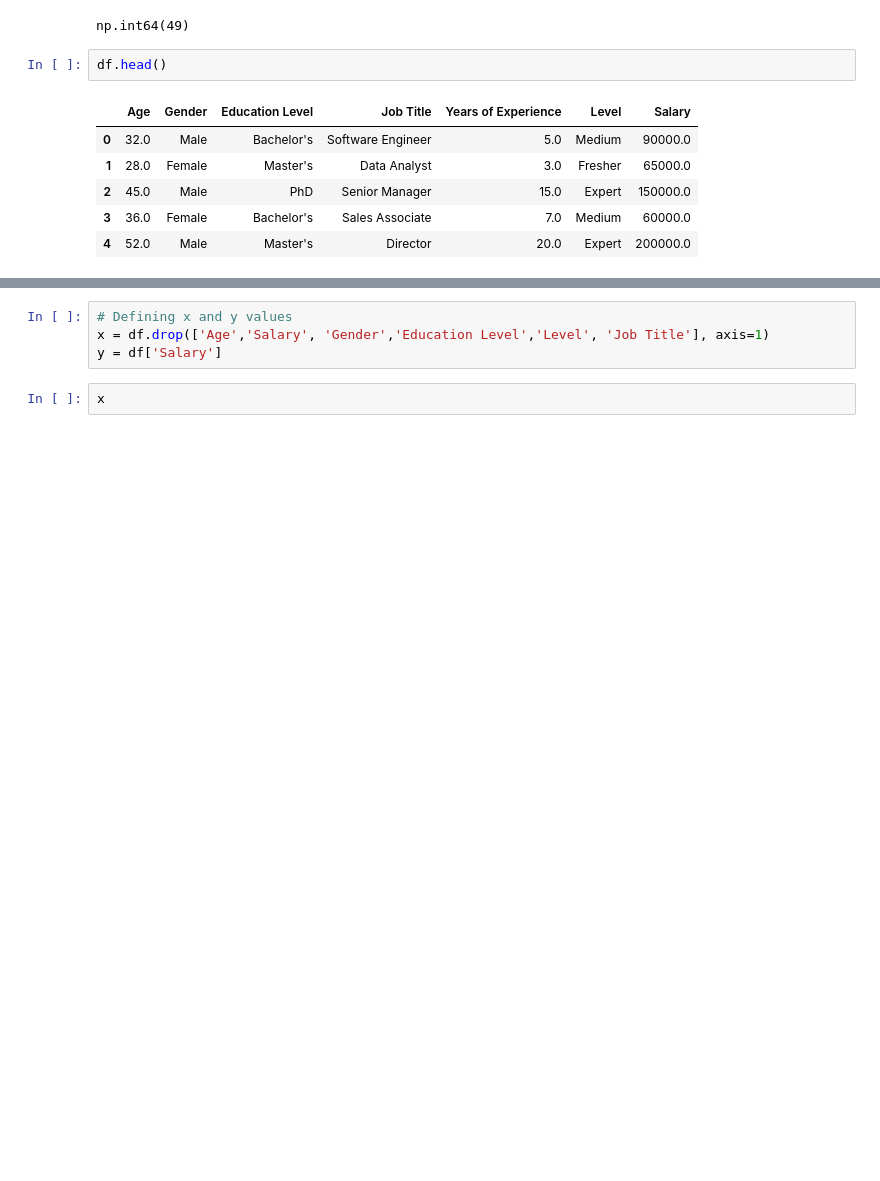
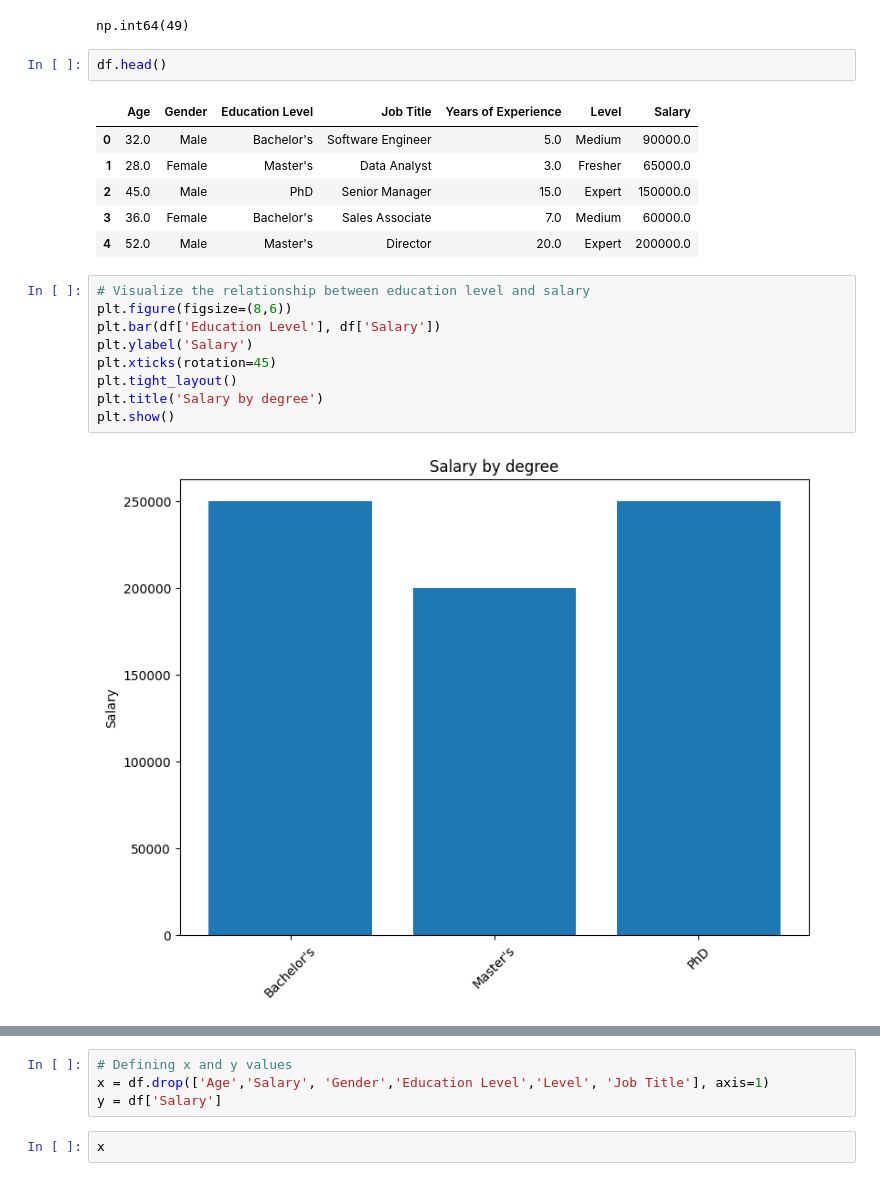
Before and after one commit to sivareddy-001/project_2, a Jupyter notebook: Cleaning.ipynb, the cells around one changed output, grey strips where cells are left out. Saved outputs shown, nothing was run; the diff lists cells and outputs as text; blank space fills up the shorter version.

Commit message:
Added more visuals for clean understandinig

```diff
--- a/Cleaning.ipynb
+++ b/Cleaning.ipynb
@@ -93,3 +93,14 @@ df.head()
 | 2 | 45.0 | Male | PhD | Senior Manager | 15.0 | Expert | 150000.0 |
 | 3 | 36.0 | Female | Bachelor's | Sales Associate | 7.0 | Medium | 60000.0 |
 | 4 | 52.0 | Male | Master's | Director | 20.0 | Expert | 200000.0 |
+# %%
+# Visualize the relationship between education level and salary
+plt.figure(figsize=(8,6))
+plt.bar(df['Education Level'], df['Salary'])
+plt.ylabel('Salary')
+plt.xticks(rotation=45)
+plt.tight_layout()
+plt.title('Salary by degree')
+plt.show()
+# %% [output]
+[figure, added]
```
Also changed, not shown: parts of 1 cell of this notebook.
